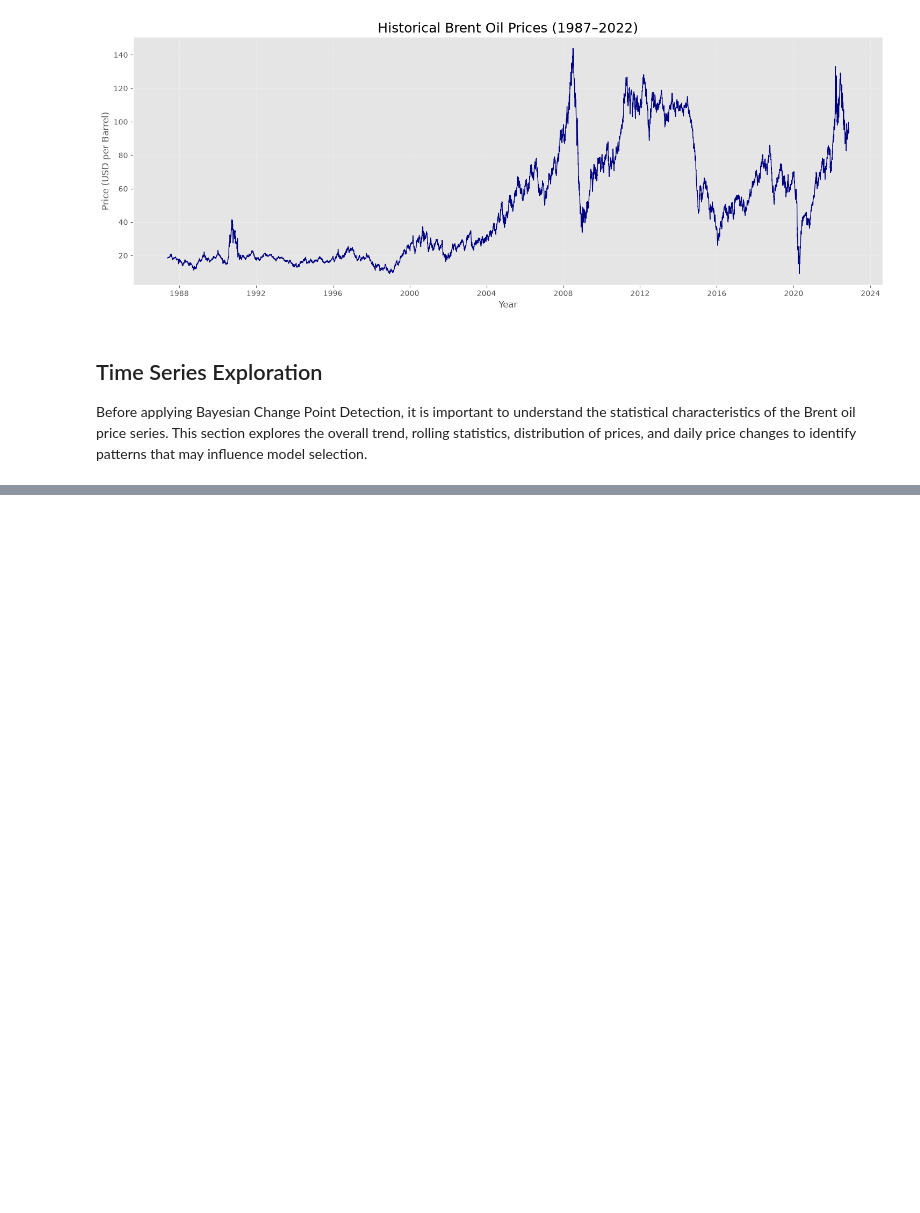
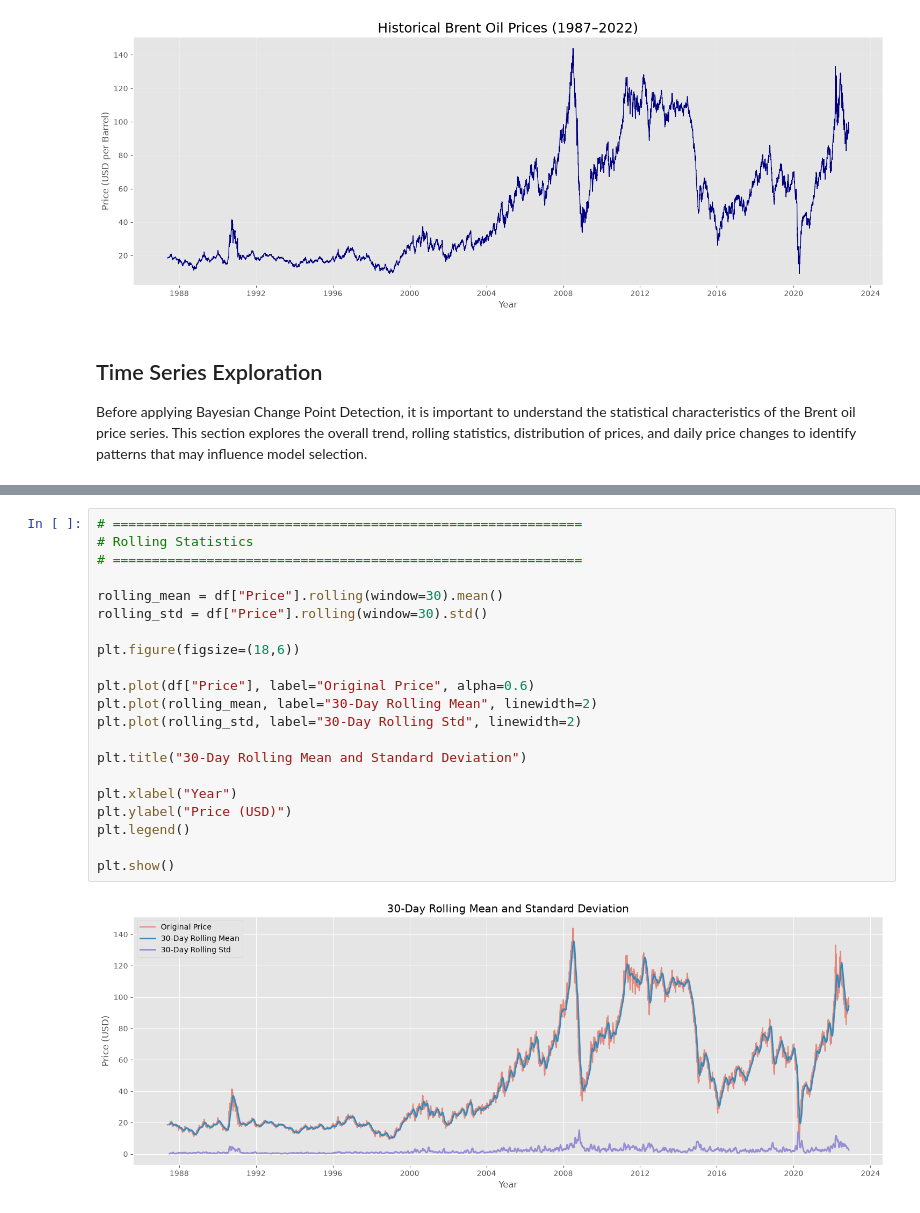
Before and after one commit to Viv-la/brent-oil-change-point-analysis, a Jupyter notebook: notebooks/01_EDA.ipynb, the cells around one changed output, grey strips where cells are left out. Saved outputs shown, nothing was run; the diff lists cells and outputs as text; blank space fills up the shorter version.

```diff
--- a/notebooks/01_EDA.ipynb
+++ b/notebooks/01_EDA.ipynb
@@ -205,0 +216,23 @@ Before applying Bayesian Change Point Detection, it is important to understand t
+# %%
+# ============================================================
+# Rolling Statistics
+# ============================================================
+
+rolling_mean = df["Price"].rolling(window=30).mean()
+rolling_std = df["Price"].rolling(window=30).std()
+
+plt.figure(figsize=(18,6))
+
+plt.plot(df["Price"], label="Original Price", alpha=0.6)
+plt.plot(rolling_mean, label="30-Day Rolling Mean", linewidth=2)
+plt.plot(rolling_std, label="30-Day Rolling Std", linewidth=2)
+
+plt.title("30-Day Rolling Mean and Standard Deviation")
+
+plt.xlabel("Year")
+plt.ylabel("Price (USD)")
+plt.legend()
+
+plt.show()
+# %% [output]
+[figure, added]
```
Also changed, not shown: parts of 18 cells of this notebook, 14 other files.
